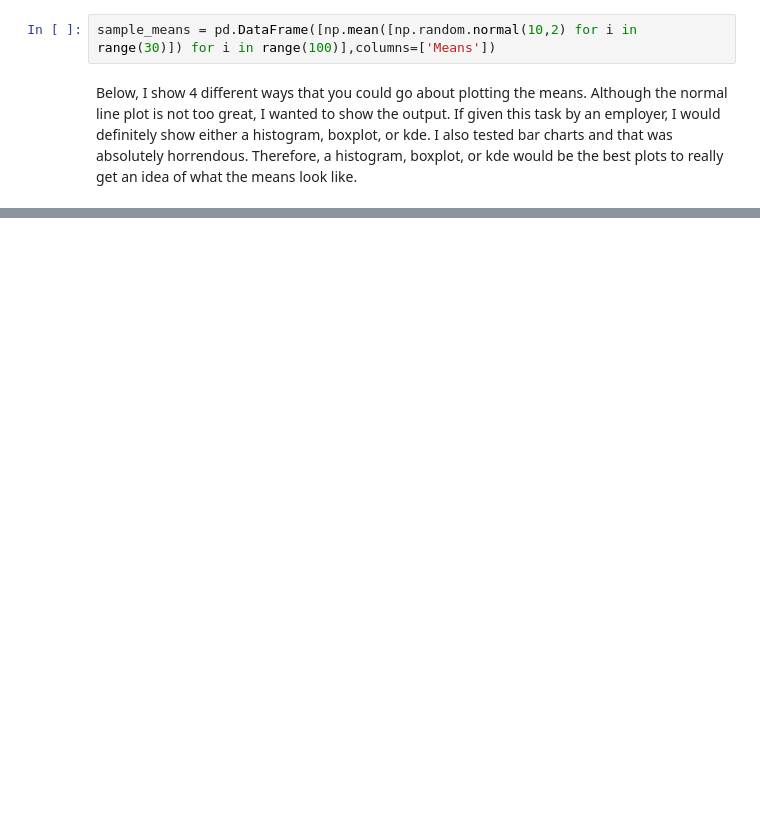
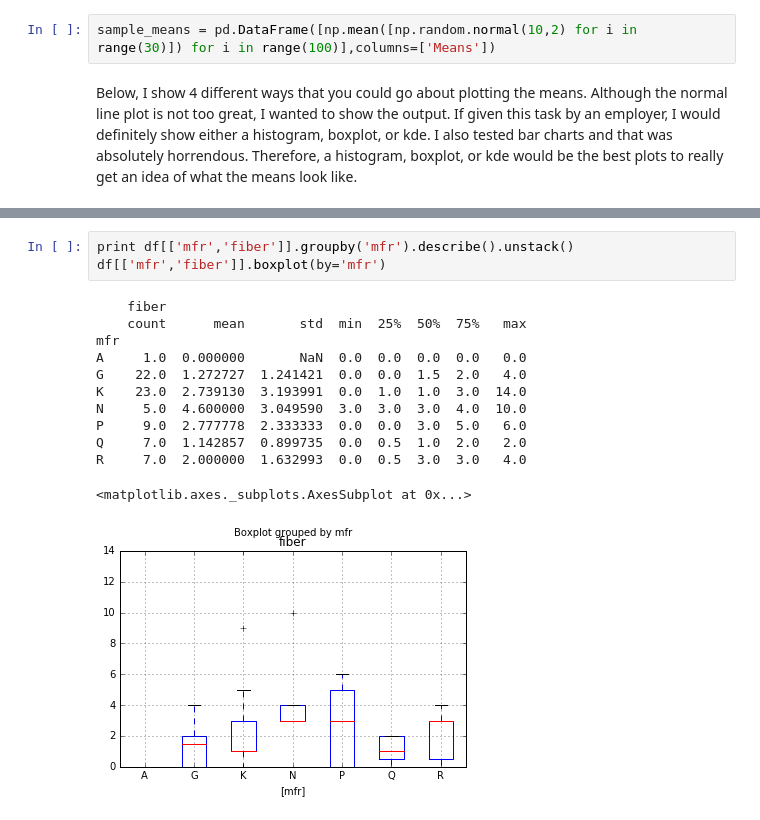
Before and after one commit to JonathanJohann/Independent_Research, a Jupyter notebook: 6.S085 Statistics for Research Projects Problem Set 1.ipynb, the cells around one changed output, grey strips where cells are left out. Drawn from its saved outputs; the diff is of its cells as text; blank space fills up the shorter version.

```diff
--- a/6.S085 Statistics for Research Projects Problem Set 1.ipynb
+++ b/6.S085 Statistics for Research Projects Problem Set 1.ipynb
@@ -54,0 +140,16 @@ sample_means.Means.plot(kind='box')
+# %%
+print df[['mfr','fiber']].groupby('mfr').describe().unstack()
+df[['mfr','fiber']].boxplot(by='mfr')
+# %% [output]
+    fiber
+    count      mean       std  min  25%  50%  75%   max
+mfr
+A     1.0  0.000000       NaN  0.0  0.0  0.0  0.0   0.0
+G    22.0  1.272727  1.241421  0.0  0.0  1.5  2.0   4.0
+K    23.0  2.739130  3.193991  0.0  1.0  1.0  3.0  14.0
+N     5.0  4.600000  3.049590  3.0  3.0  3.0  4.0  10.0
+P     9.0  2.777778  2.333333  0.0  0.0  3.0  5.0   6.0
+Q     7.0  1.142857  0.899735  0.0  0.5  1.0  2.0   2.0
+R     7.0  2.000000  1.632993  0.0  0.5  3.0  3.0   4.0
+<matplotlib.axes._subplots.AxesSubplot at 0x...>
+[figure, added]
```
Also changed, not shown: parts of 13 cells of this notebook.
